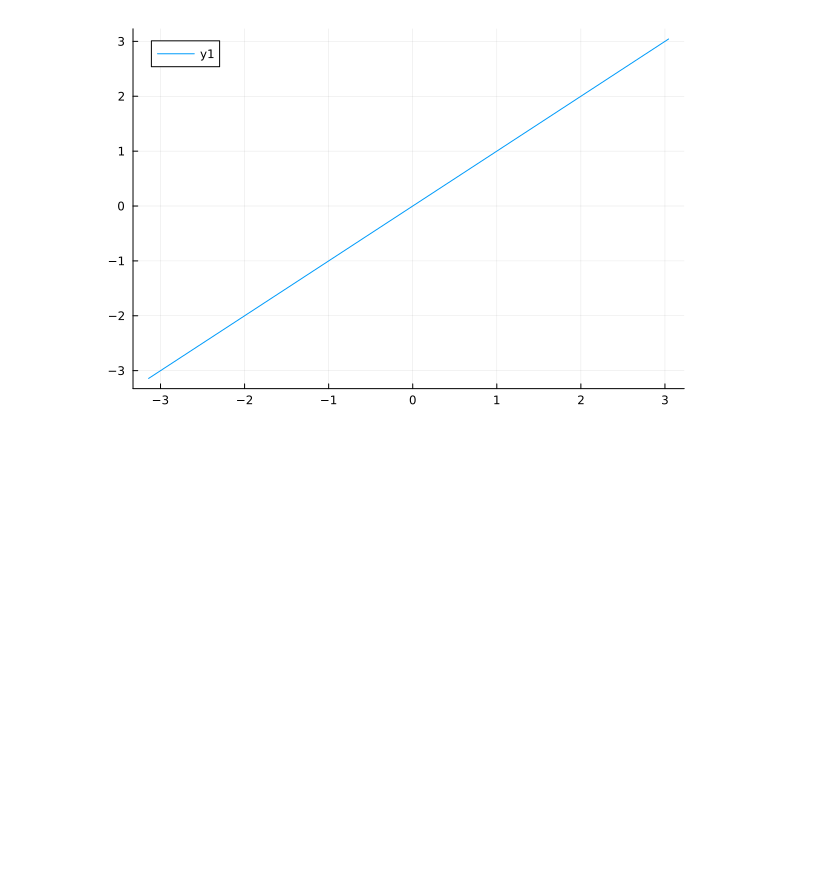
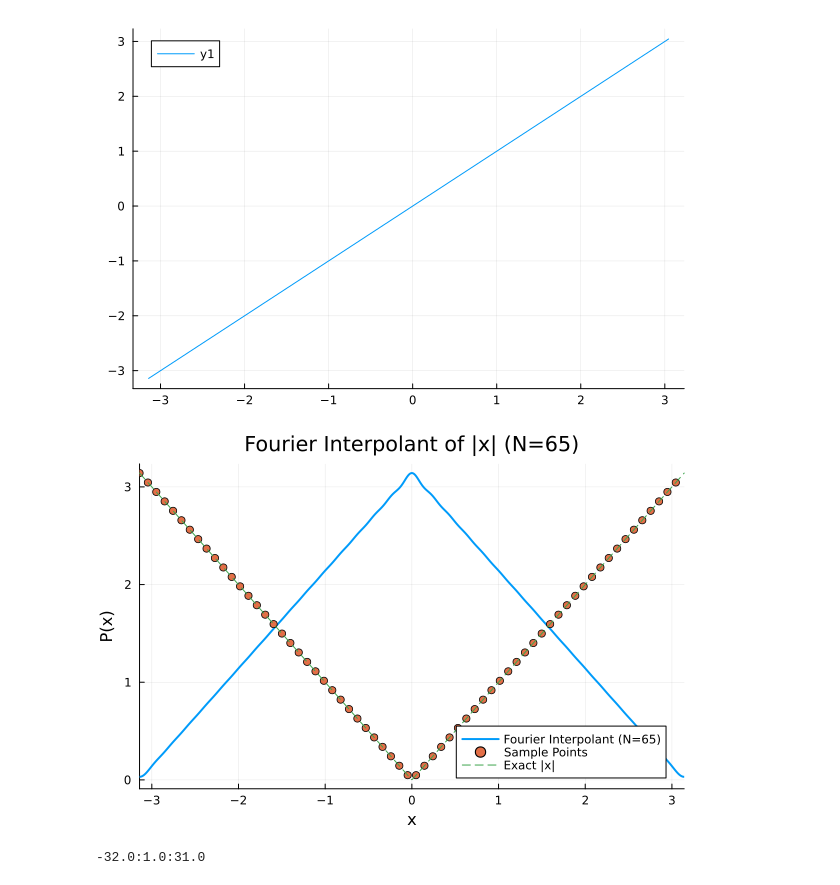
Before and after one commit to reula/PDE, a Jupyter notebook: homework/04/Fourier.ipynb, the cells around one changed output. Drawn from its saved outputs; the diff is of its cells as text; code cells hidden in the pictures; blank space fills up the shorter version.

```diff
--- a/homework/04/Fourier.ipynb
+++ b/homework/04/Fourier.ipynb
@@ -178,3 +93,49 @@ xv
 plot(xv,irfft(rft,N))
 # %% [output]
 [figure]
+# %%
+
+function fourier_interpolant_abs_x(N=65)
+    # Step 1: Discretize |x| on [-π, π]
+    x_k = LinRange(-π, π, N+1)[1:end-1]  # N points (exclude duplicate endpoint)
+    f_k = abs.(x_k)
+
+    # Step 2: Compute DFT coefficients (normalized)
+    F_n = fft(f_k) / N
+
+    # Step 3: Reorder frequencies for trigonometric interpolant
+    # Shift zero frequency to center (for plotting/analysis)
+    F_n_shifted = fftshift(F_n)
+    n = fftshift(fftfreq(N)) * N  # Frequencies: [-32, -31, ..., 0, ..., 31, 32]
+
+    # Step 4: Define the interpolant function
+    function P(x)
+        sum = 0.0 + 0.0im
+        for (i, n_val) in enumerate(n)
+            sum += F_n_shifted[i] * exp(im * n_val * x)
+        end
+        real(sum)  # Return real part (imaginary part is zero for even functions)
+    end
+
+    # Step 5: Plot results
+    x_fine = LinRange(-π, π, 1000)  # Fine grid for plotting
+    P_fine = [P(x) for x in x_fine]
+
+    plot(x_fine, P_fine, label="Fourier Interpolant (N=65)", linewidth=2)
+    plot!(x_k, f_k, seriestype=:scatter, label="Sample Points", markersize=4)
+    plot!(x_fine, abs.(x_fine), label="Exact |x|", linestyle=:dash)
+    title!("Fourier Interpolant of |x| (N=65)")
+    xlabel!("x")
+    ylabel!("P(x)")
+    xlims!(-π, π)
+    display(plot!())
+end
+
+# Run the function
+fourier_interpolant_abs_x(65)
+# %% [output]
+[figure, added]
+# %%
+fftshift(fftfreq(N)) * N
+# %% [output]
+-32.0:1.0:31.0
```
Also changed, not shown: parts of 9 cells of this notebook.
